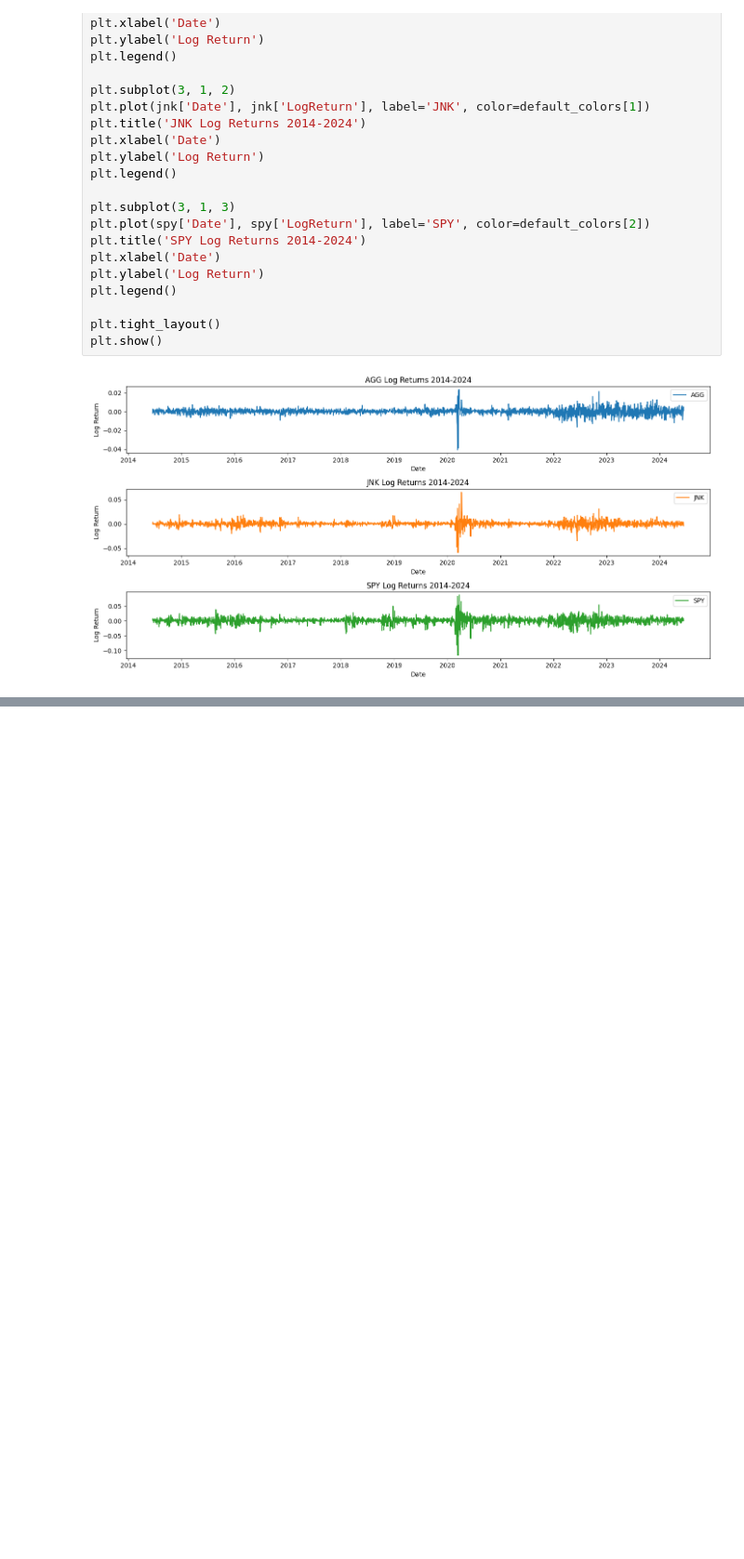
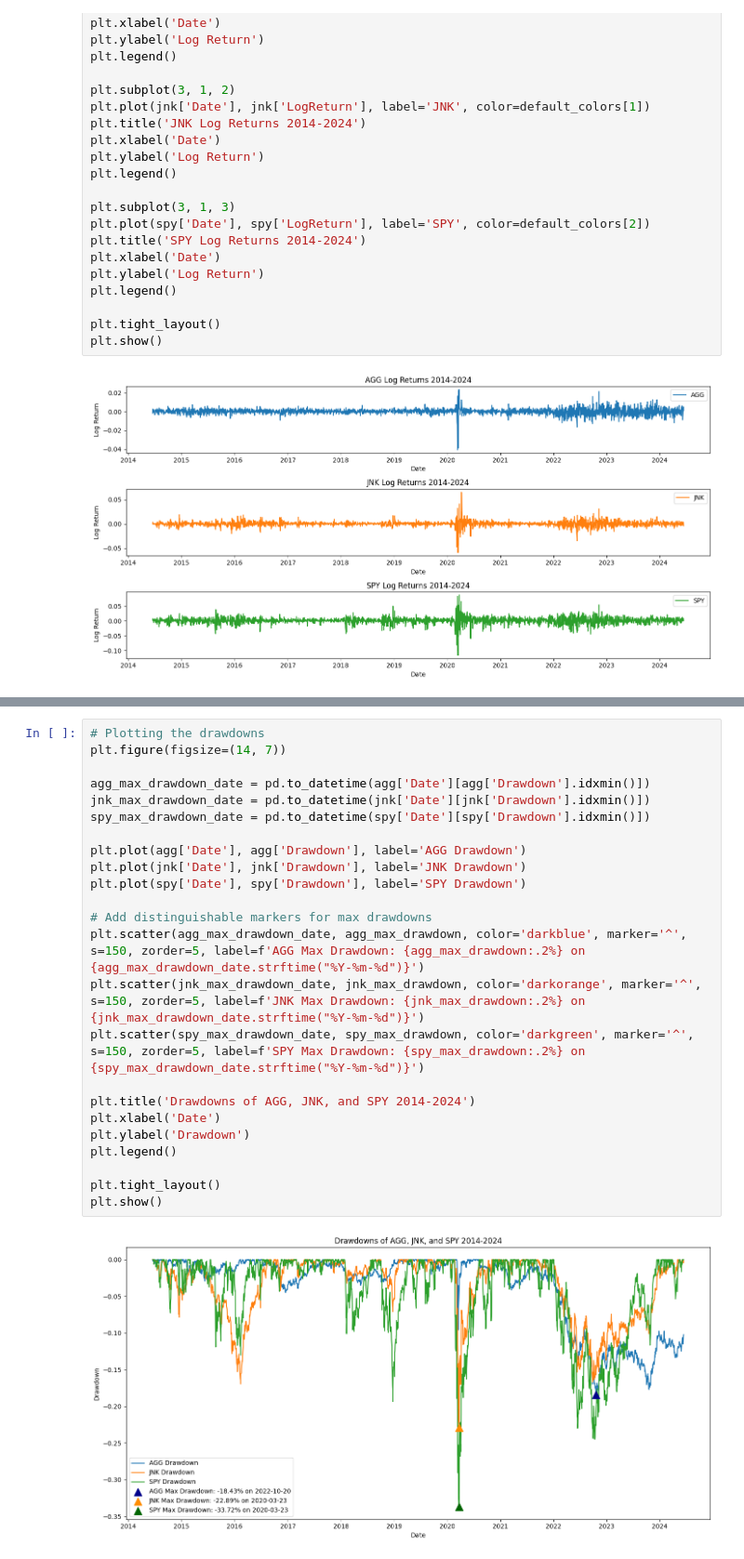
Before and after one commit to XiaozheZhangLehigh/Evaluating-the-Role-of-High-Yield-Bonds, a Jupyter notebook: code.ipynb, the cells around one changed output, grey strips where cells are left out. Shown at 93% size. Drawn from its saved outputs; the diff is of its cells as text; blank space fills up the shorter version.

```diff
--- a/code.ipynb
+++ b/code.ipynb
@@ -97,0 +151,26 @@ plt.show()
+# %%
+# Plotting the drawdowns
+plt.figure(figsize=(14, 7))
+
+agg_max_drawdown_date = pd.to_datetime(agg['Date'][agg['Drawdown'].idxmin()])
+jnk_max_drawdown_date = pd.to_datetime(jnk['Date'][jnk['Drawdown'].idxmin()])
+spy_max_drawdown_date = pd.to_datetime(spy['Date'][spy['Drawdown'].idxmin()])
+
+plt.plot(agg['Date'], agg['Drawdown'], label='AGG Drawdown')
+plt.plot(jnk['Date'], jnk['Drawdown'], label='JNK Drawdown')
+plt.plot(spy['Date'], spy['Drawdown'], label='SPY Drawdown')
+
+# Add distinguishable markers for max drawdowns
+plt.scatter(agg_max_drawdown_date, agg_max_drawdown, color='darkblue', marker='^', s=150, zorder=5, label=f'AGG Max Drawdown: {agg_max_drawdown:.2%} on {agg_max_drawdown_date.strftime("%Y-%m-%d")}')
+plt.scatter(jnk_max_drawdown_date, jnk_max_drawdown, color='darkorange', marker='^', s=150, zorder=5, label=f'JNK Max Drawdown: {jnk_max_drawdown:.2%} on {jnk_max_drawdown_date.strftime("%Y-%m-%d")}')
+plt.scatter(spy_max_drawdown_date, spy_max_drawdown, color='darkgreen', marker='^', s=150, zorder=5, label=f'SPY Max Drawdown: {spy_max_drawdown:.2%} on {spy_max_drawdown_date.strftime("%Y-%m-%d")}')
+
+plt.title('Drawdowns of AGG, JNK, and SPY 2014-2024')
+plt.xlabel('Date')
+plt.ylabel('Drawdown')
+plt.legend()
+
+plt.tight_layout()
+plt.show()
+# %% [output]
+[figure, added]
```
Also changed, not shown: parts of 15 cells of this notebook.
